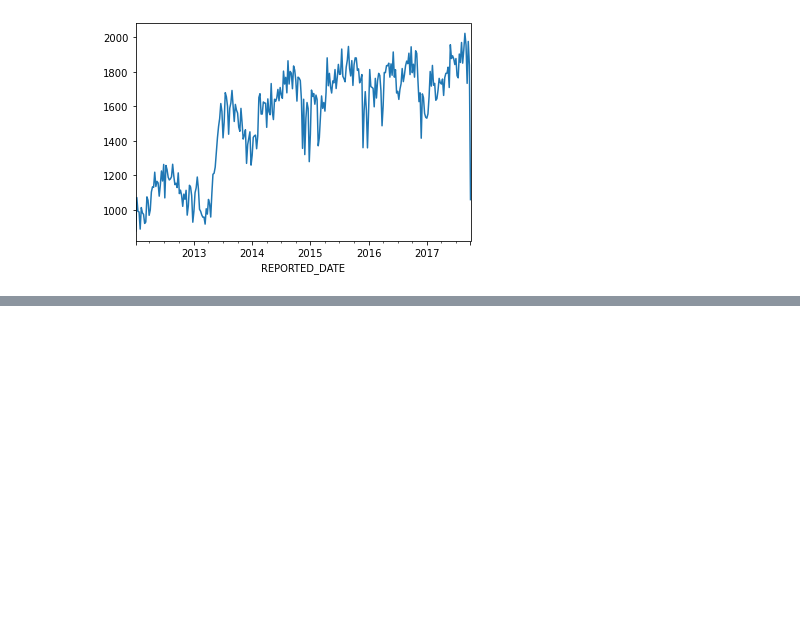
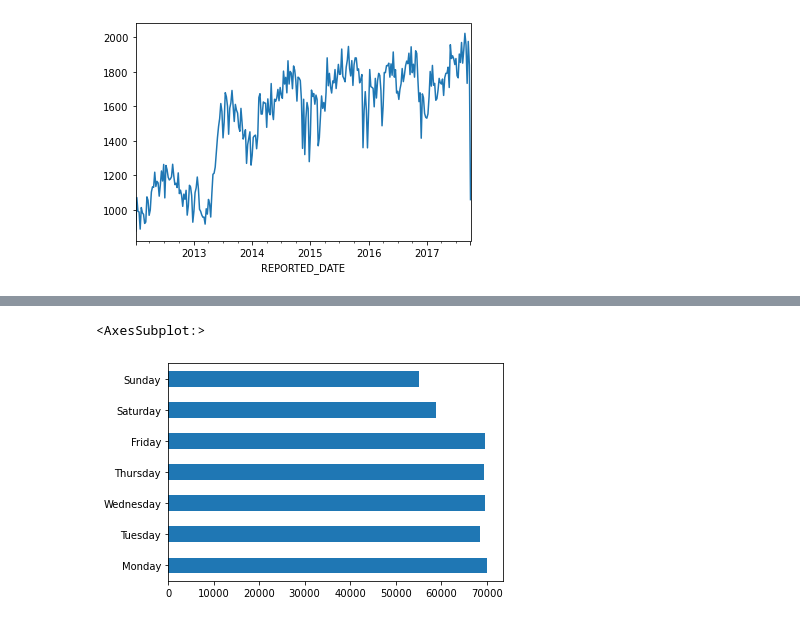
Before and after one commit to minstrel1149/pandas_practice-cookbook1, a Jupyter notebook: Pd_cookbook_1_chapter12.ipynb, the cells around one changed output, grey strips where cells are left out. Cells and saved outputs as stored; diff of their text form; code cells hidden in the pictures; blank space fills up the shorter version.

```diff
--- a/Pd_cookbook_1_chapter12.ipynb
+++ b/Pd_cookbook_1_chapter12.ipynb
@@ -294,0 +362,13 @@ Freq: W-SUN, dtype: int64
+# %%
+dayname = ['Monday', 'Tuesday', 'Wednesday', 'Thursday', 'Friday', 'Saturday', 'Sunday']
+(crime2['REPORTED_DATE']
+# dt 속성의 day_name() 메서드 소환 -> 해당 열의 요일 이름으로 반환
+.dt.day_name()
+.value_counts()
+# reindex() 메서드를 활용한 재정렬
+.reindex(dayname)
+.plot.barh()
+)
+# %% [output]
+<AxesSubplot:>
+[figure, added]
```
Also changed, not shown: parts of 13 cells of this notebook.
